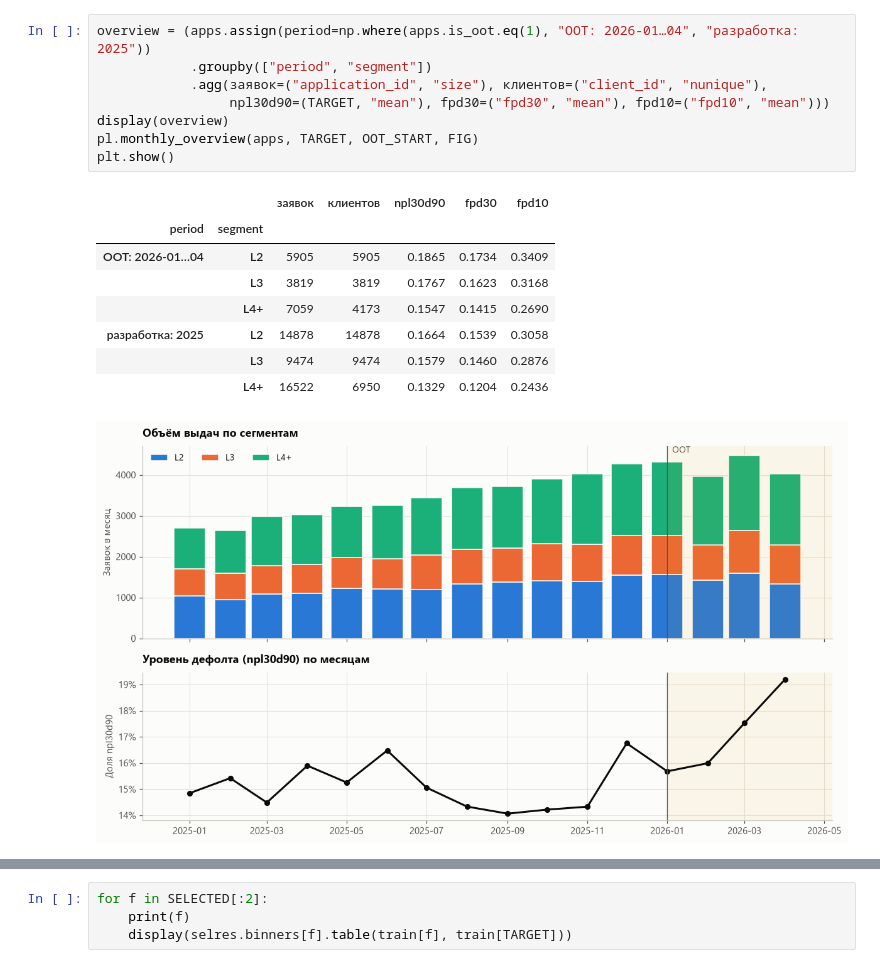
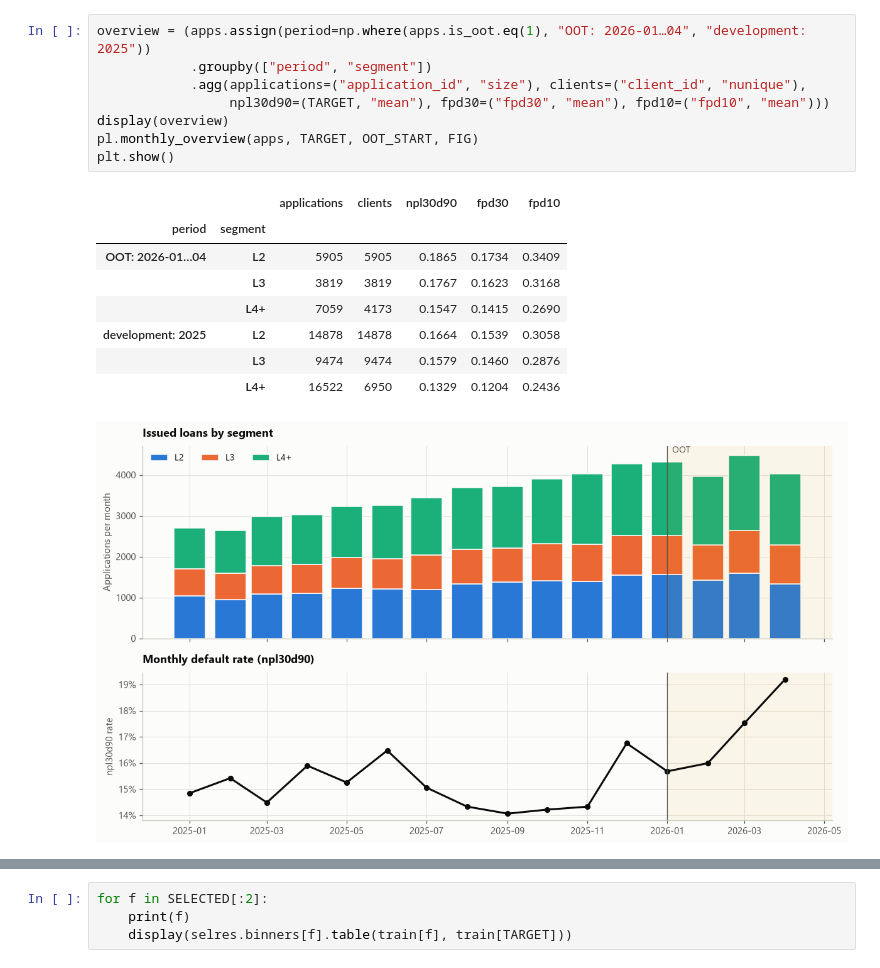
Before and after one commit to mitrokhin1994/credit-scoring-gru-xgboost, a Jupyter notebook: notebooks/credit_scoring_gru_xgboost.ipynb, the cells around one changed output, grey strips where cells are left out. Cells and saved outputs as stored; diff of their text form.

```diff
--- a/notebooks/credit_scoring_gru_xgboost.ipynb
+++ b/notebooks/credit_scoring_gru_xgboost.ipynb
@@ -87,20 +87,20 @@ display(events.head(8))
 | 6 | 1 | 45001 | 2024-11-12 21:25:00 | issue | 0.0000 | 0.0000 | 0.0000 | 0.0000 |  | ... |
 | 7 | 1 | 45001 | 2024-11-16 10:57:00 | payment | 2580.0000 | 2500.0000 | 80.0000 | 0.0000 | loan | ... |
 # %%
-overview = (apps.assign(period=np.where(apps.is_oot.eq(1), "OOT: 2026-01…04", "разработка: 2025"))
+overview = (apps.assign(period=np.where(apps.is_oot.eq(1), "OOT: 2026-01…04", "development: 2025"))
             .groupby(["period", "segment"])
-            .agg(заявок=("application_id", "size"), клиентов=("client_id", "nunique"),
+            .agg(applications=("application_id", "size"), clients=("client_id", "nunique"),
                  npl30d90=(TARGET, "mean"), fpd30=("fpd30", "mean"), fpd10=("fpd10", "mean")))
 display(overview)
 pl.monthly_overview(apps, TARGET, OOT_START, FIG)
 plt.show()
 # %% [output]
-|  |  | заявок | клиентов | npl30d90 | fpd30 | fpd10 |
+|  |  | applications | clients | npl30d90 | fpd30 | fpd10 |
 | period | segment |  |  |  |  |  |
 | OOT: 2026-01…04 | L2 | 5905 | 5905 | 0.1865 | 0.1734 | 0.3409 |
 |  | L3 | 3819 | 3819 | 0.1767 | 0.1623 | 0.3168 |
 |  | L4+ | 7059 | 4173 | 0.1547 | 0.1415 | 0.2690 |
-| разработка: 2025 | L2 | 14878 | 14878 | 0.1664 | 0.1539 | 0.3058 |
+| development: 2025 | L2 | 14878 | 14878 | 0.1664 | 0.1539 | 0.3058 |
 |  | L3 | 9474 | 9474 | 0.1579 | 0.1460 | 0.2876 |
 |  | L4+ | 16522 | 6950 | 0.1329 | 0.1204 | 0.2436 |
-[figure, old version]
+[figure, new version]
```
Also changed, not shown: parts of 81 cells of this notebook, 33 other files.
